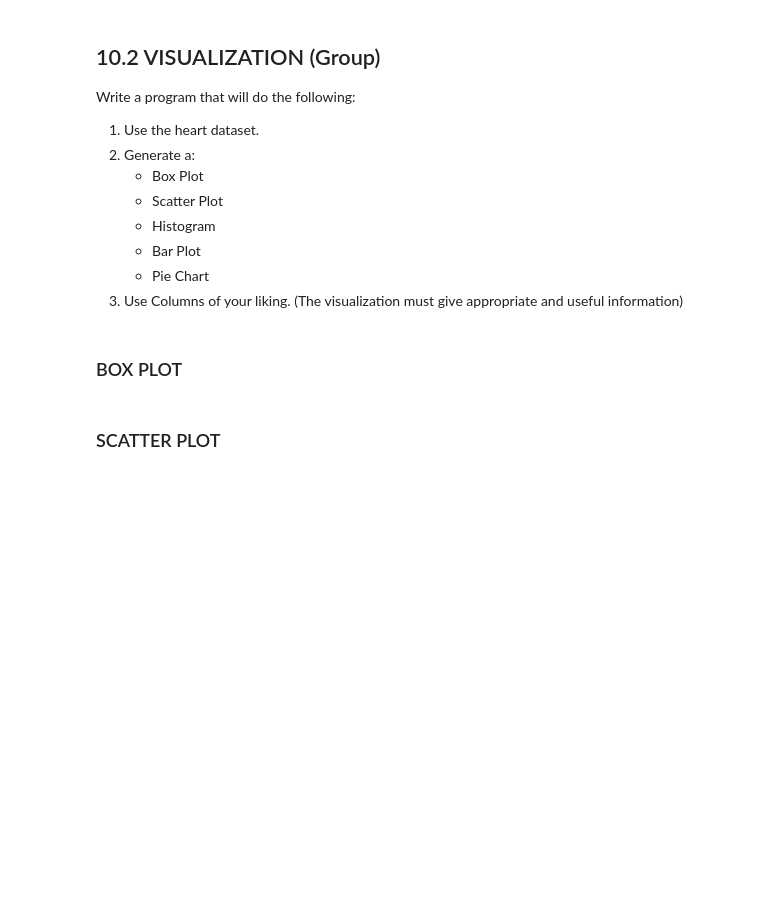
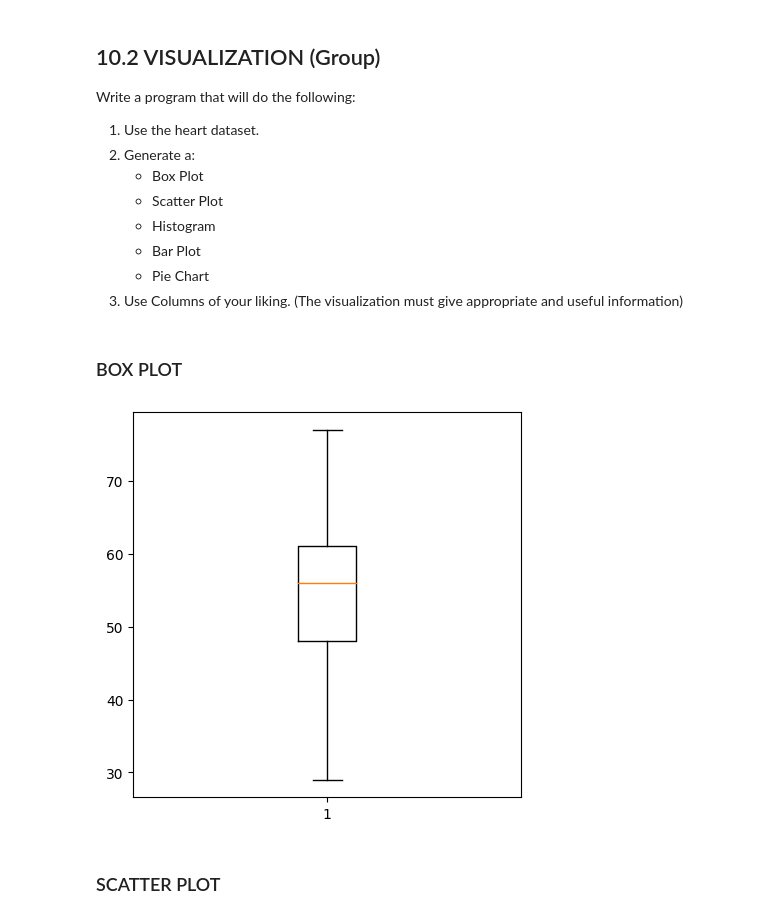
Before and after one commit to jeffgoeken/My_NCState_Homework, a Jupyter notebook: week 10 student/Week10-Student.ipynb, the cells around one changed output. Saved outputs shown, nothing was run; the diff lists cells and outputs as text; code cells hidden in the pictures; blank space fills up the shorter version.

```diff
--- a/week 10 student/Week10-Student.ipynb
+++ b/week 10 student/Week10-Student.ipynb
@@ -244,7 +216,47 @@ Write a program that will do the following:
     - Bar Plot
     - Pie Chart
 3. Use Columns of your liking. (The visualization must give appropriate and useful information)
+# %%
+import pandas as pd
+import matplotlib.pyplot as plt
+
+class Visualization():
+    def __init__(self,filename):
+        self.df = pd.read_csv(filename)
+
+    def getDF(self):
+        display(self.df)
+
+    def boxplot(self):
+        fig = plt.figure(figsize =(5, 5))
+        plt.boxplot(self.df['age'])
+        plt.show()
+
+    def scatterplot(self):
+        fig = plt.figure(figsize =(5, 5))
+        plt.scatter(self.df['age'],self.df['age'])
+        plt.show()
+
+    def histogram(self):
+        fig = plt.figure(figsize =(5, 5))
+        plt.hist(self.df['age'])
+        plt.show()
+
+    def barplot(self):
+        fig = plt.figure(figsize =(15, 5))
+        plt.bar(self.df.columns,list(self.df.nunique()))
+        plt.show()
+
+    def piechart(self):
+        fig = plt.figure(figsize =(15, 5))
+        plt.pie(list(self.df.nunique())[1:],labels = self.df.columns[1:])
+        plt.show()
 # %% [markdown]
 ### BOX PLOT
+# %%
+myGraph = Visualization('heart.csv')
+myGraph.boxplot()
+# %% [output]
+[figure, added]
 # %% [markdown]
 ### SCATTER PLOT
```
Also changed, not shown: parts of 12 cells of this notebook.
